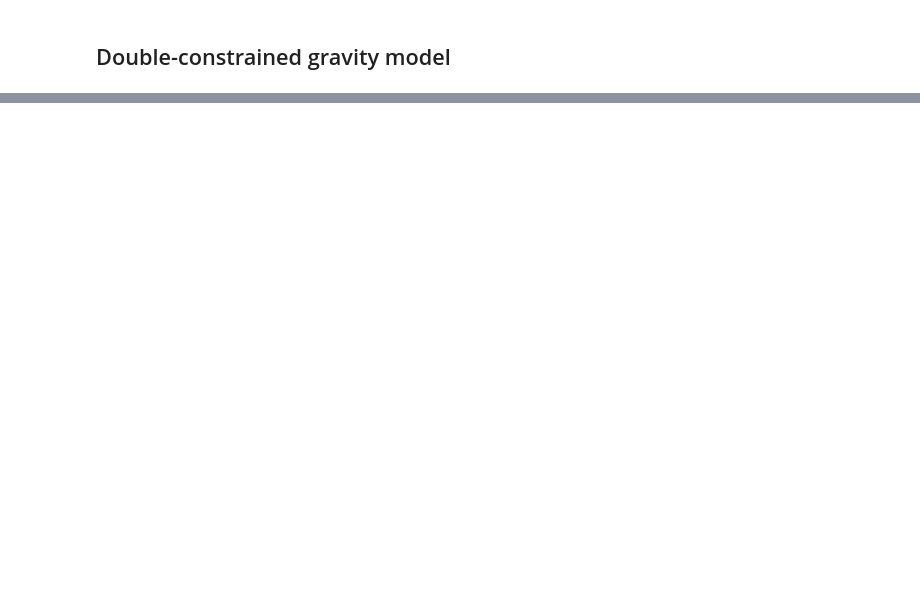
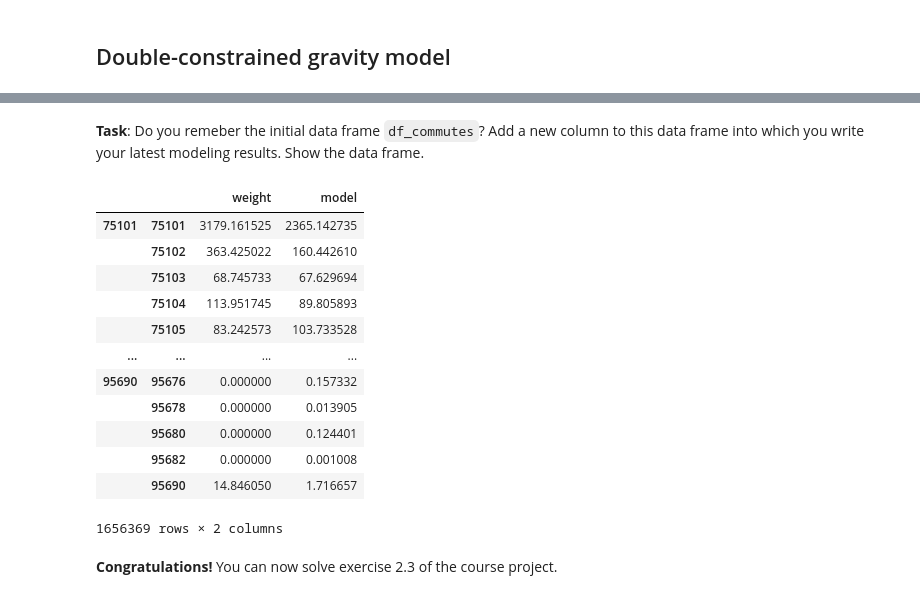
Before and after one commit to sebhoerl/course-uge, a Jupyter notebook: Material/Exercises/03 Trip distribution Solution.ipynb, the cells around one changed output, grey strips where cells are left out. Cells and saved outputs as stored; diff of their text form; code cells hidden in the pictures; blank space fills up the shorter version.

```diff
--- a/Material/Exercises/03 Trip distribution Solution.ipynb
+++ b/Material/Exercises/03 Trip distribution Solution.ipynb
@@ -421,0 +507,23 @@ tbc
+# %%
+### Insert code here
+# ...
+
+F = np.copy(updated_friction_matrix)
+
+for i in range(len(municipalities)):
+    F[i,:] *= origins[i] / np.sum(attraction * updated_friction_matrix[i,:])
+
+for j in range(len(municipalities)):
+    F[:,j] *= destinations[j] / np.sum(production * updated_friction_matrix[:,j])
+
+plt.figure()
+plt.plot(flow_matrix.flatten(), F.flatten(), ".")
+plt.plot([0, np.max(flow_matrix)], [0, np.max(flow_matrix)], "k--")
+
+plt.figure()
+plt.plot(np.sum(flow_matrix, axis = 1), np.sum(F, axis = 1), ".")
+plt.plot([0, np.max(np.sum(flow_matrix, axis = 1))], [0, np.max(np.sum(flow_matrix, axis = 1))], "k--")
+
+plt.figure()
+plt.plot(np.sum(flow_matrix, axis = 0), np.sum(F, axis = 0), ".")
+plt.plot([0, np.max(np.sum(flow_matrix, axis = 0))], [0, np.max(np.sum(flow_matrix, axis = 0))], "k--")
@@ -421,0 +535,25 @@ tbc
+# %% [markdown]
+**Task**: Do you remeber the initial data frame `df_commutes`? Add a new column to this data frame into which you write your latest modeling results. Show the data frame.
+# %%
+### Insert code here
+# ...
+
+df_flow = df_commutes.copy()
+df_flow["model"] = F.reshape((-1,))
+df_flow
+# %% [output]
+|  |  | weight | model |
+| 75101 | 75101 | 3179.161525 | 2365.142735 |
+|  | 75102 | 363.425022 | 160.442610 |
+|  | 75103 | 68.745733 | 67.629694 |
+|  | 75104 | 113.951745 | 89.805893 |
+|  | 75105 | 83.242573 | 103.733528 |
+| ... | ... | ... | ... |
+| 95690 | 95676 | 0.000000 | 0.157332 |
+|  | 95678 | 0.000000 | 0.013905 |
+|  | 95680 | 0.000000 | 0.124401 |
+|  | 95682 | 0.000000 | 0.001008 |
+|  | 95690 | 14.846050 | 1.716657 |
+1656369 rows × 2 columns
+# %% [markdown]
+**Congratulations!** You can now solve exercise 2.3 of the course project.
```
Also changed, not shown: parts of 9 cells of this notebook, 1 other file.
